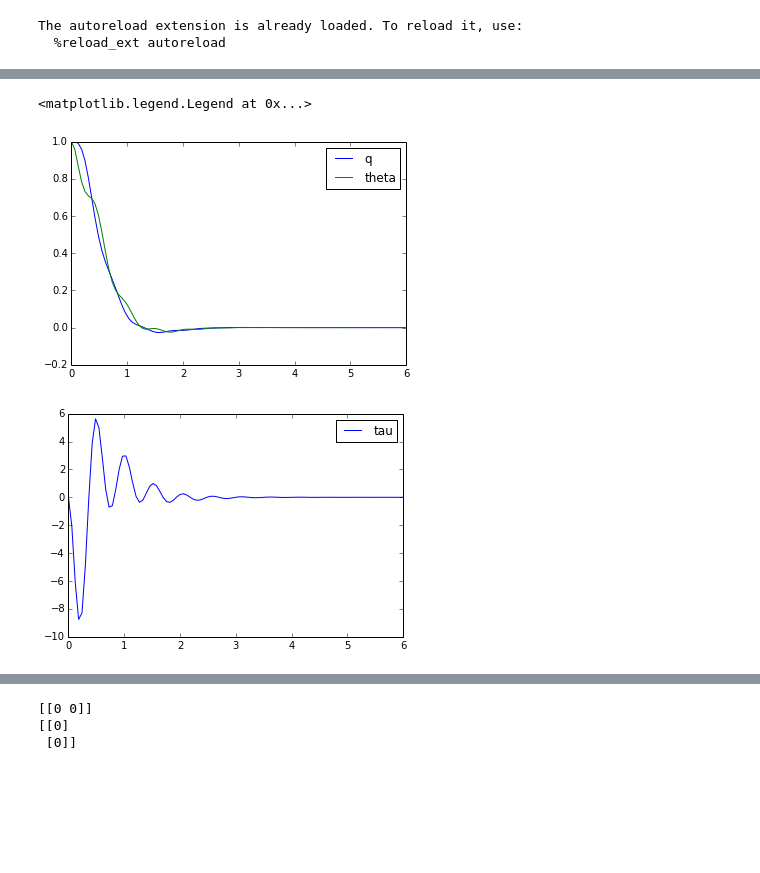
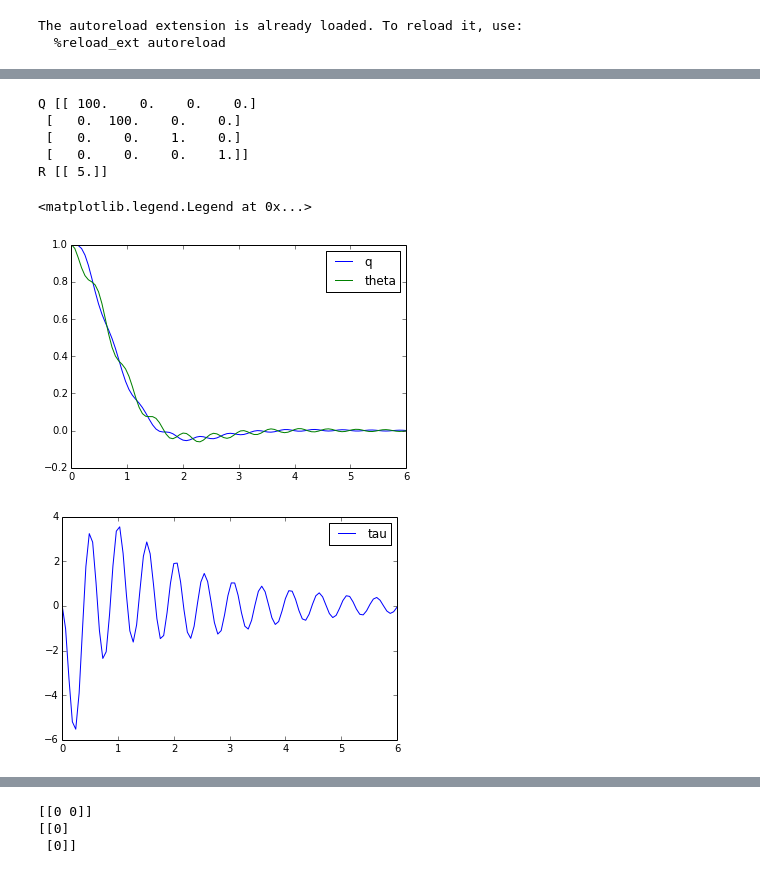
Before and after one commit to manuelli/Series-Elastic, a Jupyter notebook: rotationalSEA.ipynb, the cells around one changed output, grey strips where cells are left out. Drawn from its saved outputs; the diff is of its cells as text; code cells hidden in the pictures; blank space fills up the shorter version.

```diff
--- a/rotationalSEA.ipynb
+++ b/rotationalSEA.ipynb
@@ -118 +93,8 @@ print d['total']['B']
+# %%
+## params
+linkQ_lqr = np.diag((100,1))
+linkR_lqr = 1.0*np.eye(1)
+
+seaQ_lqr = np.diag((100,1))
+seaR_lqr = 5.0*np.eye(1)
 # %%
@@ -225,4 +232,6 @@ lqr gain matrix [[ 1.23606798  0.47404785]]
 # %%
+verbose = True
+
 # Simulate the big system with the full lqrController
 d_total = d['total']
 A = d_total['A']
@@ -230,38 +239,58 @@ B = np.reshape(d_total['B'], (4,1))
 C = d_total['C']
 D = np.reshape(d_total['D'], (4,1))
 
 # print np.shape(D)
 # print A
 
 sys = control.StateSpace(A,B,C,D)
-Q = np.diag((100,100,5,5))
-R = 1
+
+# construct Q matrix from linkQ_lqr and seaQ_lqr
+Q = np.zeros((4*n,4*n))
+for i in xrange(0,n):
+    Q[i,i] = linkQ_lqr[i,i]
+    Q[2*n +i, 2*n + i] = linkQ_lqr[n+i,n+i]
+
+    Q[n+i,n+i] = seaQ_lqr[i,i]
+    Q[3*n+i,3*n+i] = seaQ_lqr[n+i,n+i]
+
+Q
+R = seaR_lqr
+
+if verbose:
+    print "Q", Q
+    print "R", R
+
 K = control.lqr(sys,Q,R)[0]
 lqrController = control.StateSpace(1,0*K,[0],K, 0)
 
 
 feedbackSys = control.feedback(sys, sys2=lqrController, sign=-1)
 feedbackSys.dt = 0
 
 
 X0 = [1,1,0,0] # initial condition
 X0_controller = [0]*lqrController.states
 X0_complete  = X0 + X0_controller
 T = np.linspace(0,6,100)
 T, yout, xout = control.forced_response(feedbackSys, T, X0=X0_complete)
 
 plt.figure()
 plt.plot(T,xout[0,:], label='q')
 plt.plot(T,xout[1,:], label='theta')
 plt.legend()
 
 plt.figure()
 plt.plot(T,springK*(xout[1,:] - xout[0,:]), label='tau')
 plt.legend()
 # %% [output]
-<matplotlib.legend.Legend at 0x...>
+Q [[ 100.    0.    0.    0.]
+ [   0.  100.    0.    0.]
+ [   0.    0.    1.    0.]
+ [   0.    0.    0.    1.]]
+R [[ 5.]]
+<matplotlib.legend.Legend at 0x...>
-[figure, old version]
+[figure, new version]
-[figure, old version]
+[figure, new version]
 # %%
 # simulate the full system with the cascaded controller
 
```
Also changed, not shown: parts of 4 cells of this notebook.
